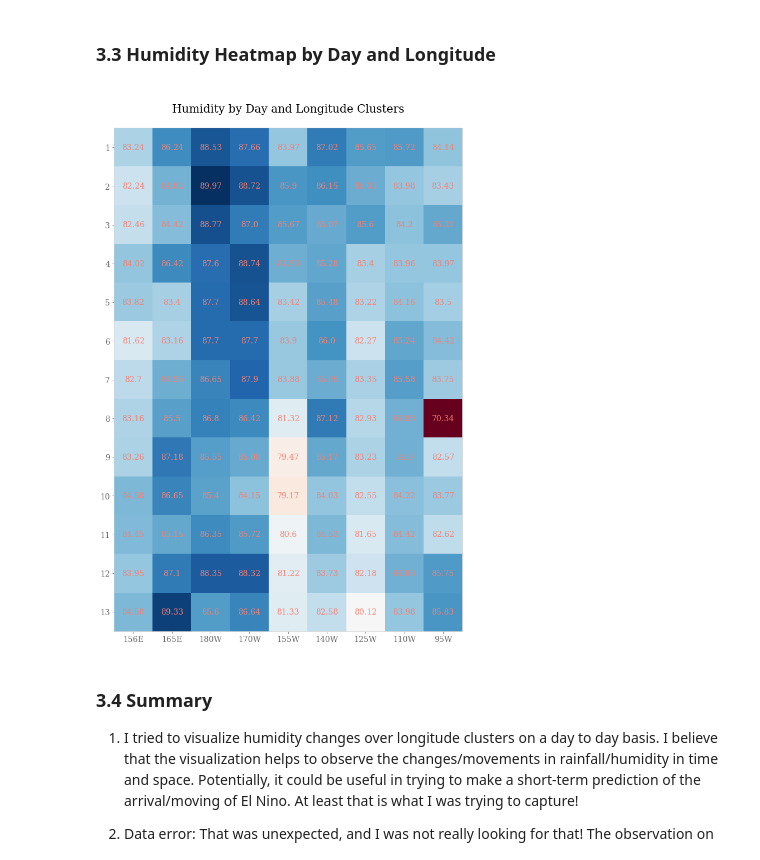
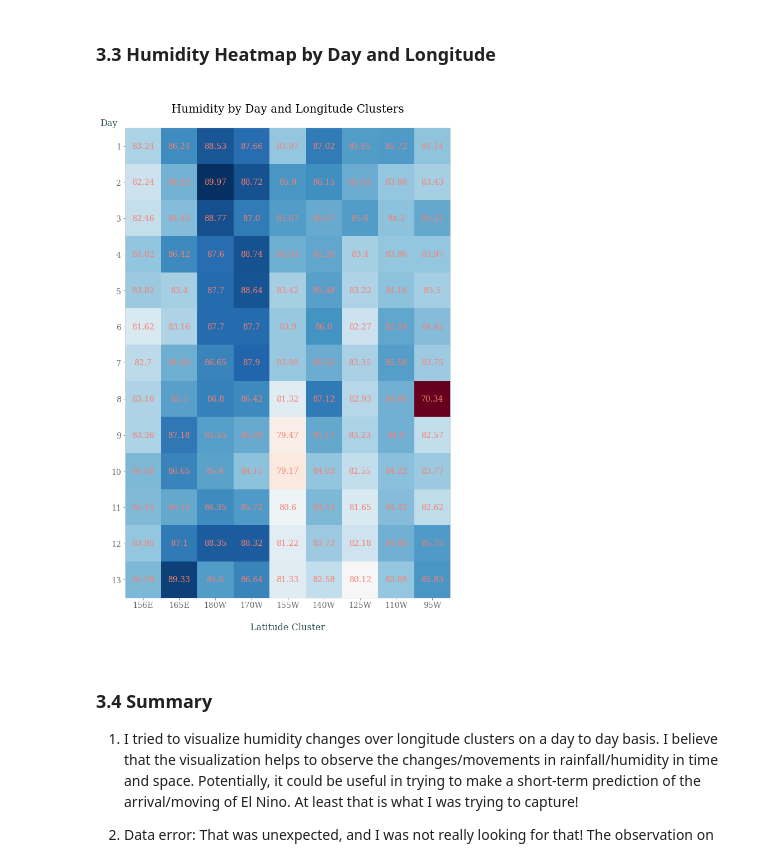
Before and after one commit to alv2017/JDS_TestAssignment, a Jupyter notebook: JuniorDataScientist_by_VA.ipynb, the cells around one changed output. Saved outputs shown, nothing was run; the diff lists cells and outputs as text; code cells hidden in the pictures.

Commit message:
Humidity Visualization: axis and labels updated

```diff
--- a/JuniorDataScientist_by_VA.ipynb
+++ b/JuniorDataScientist_by_VA.ipynb
@@ -613,34 +613,38 @@ ax.set_xticks(np.arange(len(groups)))
 ax.set_yticks(np.arange(len(days)))
 
 # labeling ticks
 ax.set_xticklabels(groups, fontsize=14)
 ax.set_yticklabels(days, fontsize=14)
 
 # axis color
 ax.spines['top'].set_color("lightgray")
 ax.spines['bottom'].set_color("lightgray")
 ax.spines['right'].set_color("lightgray")
 ax.spines['left'].set_color("lightgray")
 
 # ticks color
 ax.tick_params(axis='x', colors="dimgray")
 ax.tick_params(axis='y', colors="dimgray")
 
 # rotating the tick labels and set their alignment.
 plt.setp(ax.get_xticklabels(), rotation=0, ha="center",
          rotation_mode="anchor")
 
 # creating text annotations.
 for i in range(len(days)):
     for j in range(len(groups)):
         text = ax.text(j, i, humidity[i, j],
                        ha="center", va="center", color="salmon", fontsize=14)
 
+ax.set_xlabel("\nLatitude Cluster\n", fontsize = 16, color = "darkslategray")
+ax.set_ylabel("Day", fontsize = 16, position = (-0.15, 1), rotation=0, color = "darkslategray")
+#ax.yaxis.set_label_coords(-0.05, 1)
+
 ax.set_title("\nHumidity by Day and Longitude Clusters\n", fontsize=20)
 fig.tight_layout()
 plt.show()
 # %% [output]
-[figure, old version]
+[figure, new version]
 # %% [markdown]
 ### 3.4 Summary
 
```
